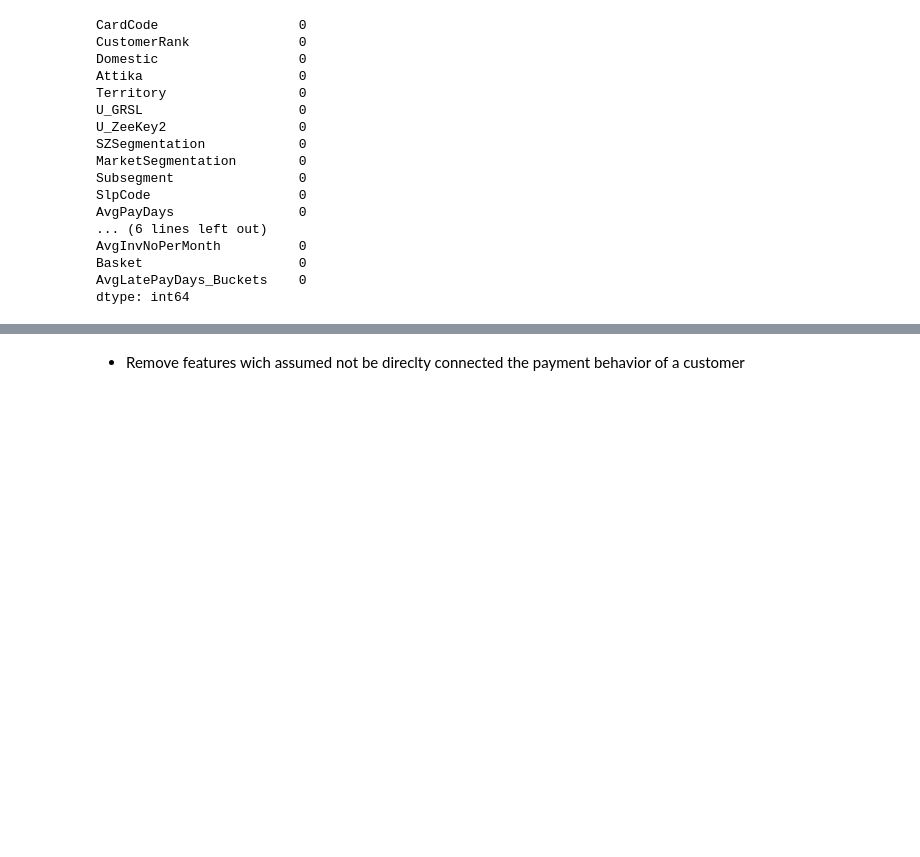
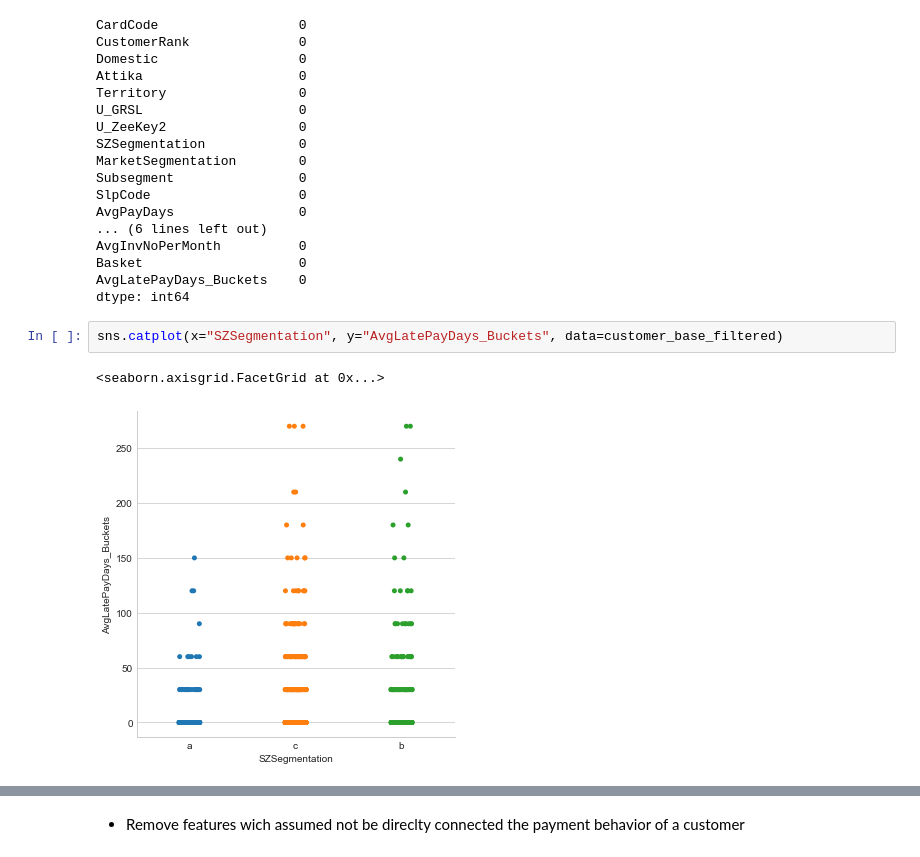
Before and after one commit to s610917/ProjectML, a Jupyter notebook: DelayPayments_prediction.ipynb, the cells around one changed output, grey strips where cells are left out. Drawn from its saved outputs; the diff is of its cells as text; blank space fills up the shorter version.

```diff
--- a/DelayPayments_prediction.ipynb
+++ b/DelayPayments_prediction.ipynb
@@ -128,3 +131,8 @@ AvgInvNoPerMonth          0
 Basket                    0
 AvgLatePayDays_Buckets    0
 dtype: int64
+# %%
+sns.catplot(x="SZSegmentation", y="AvgLatePayDays_Buckets", data=customer_base_filtered)
+# %% [output]
+<seaborn.axisgrid.FacetGrid at 0x...>
+[figure, added]
```
Also changed, not shown: parts of 19 cells of this notebook.
